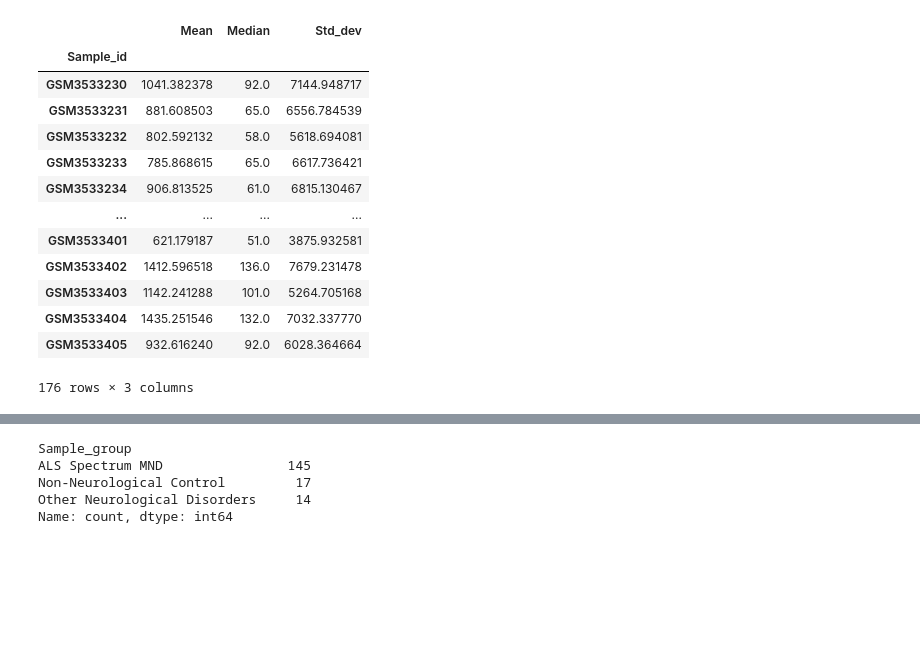
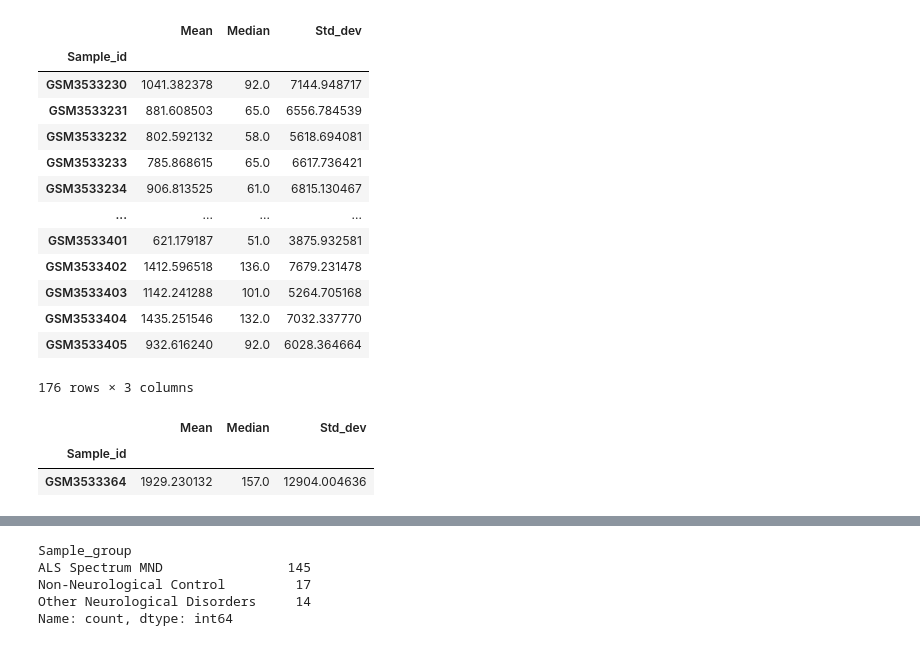
Before and after one commit to lenorabuggenhoudt/BioInfo, a Jupyter notebook: data_extraction.ipynb, the cells around one changed output, grey strips where cells are left out. Saved outputs shown, nothing was run; the diff lists cells and outputs as text; code cells hidden in the pictures; blank space fills up the shorter version.

```diff
--- a/data_extraction.ipynb
+++ b/data_extraction.ipynb
@@ -416,3 +416,9 @@ sample_stats
 | GSM3533404 | 1435.251546 | 132.0 | 7032.337770 |
 | GSM3533405 | 932.616240 | 92.0 | 6028.364664 |
 176 rows × 3 columns
+# %%
+sample_stats[sample_stats['Std_dev']==max(sample_stats['Std_dev'].values)]
+# %% [output]
+|  | Mean | Median | Std_dev |
+| Sample_id |  |  |  |
+| GSM3533364 | 1929.230132 | 157.0 | 12904.004636 |
```
Also changed, not shown: parts of 12 cells of this notebook.
